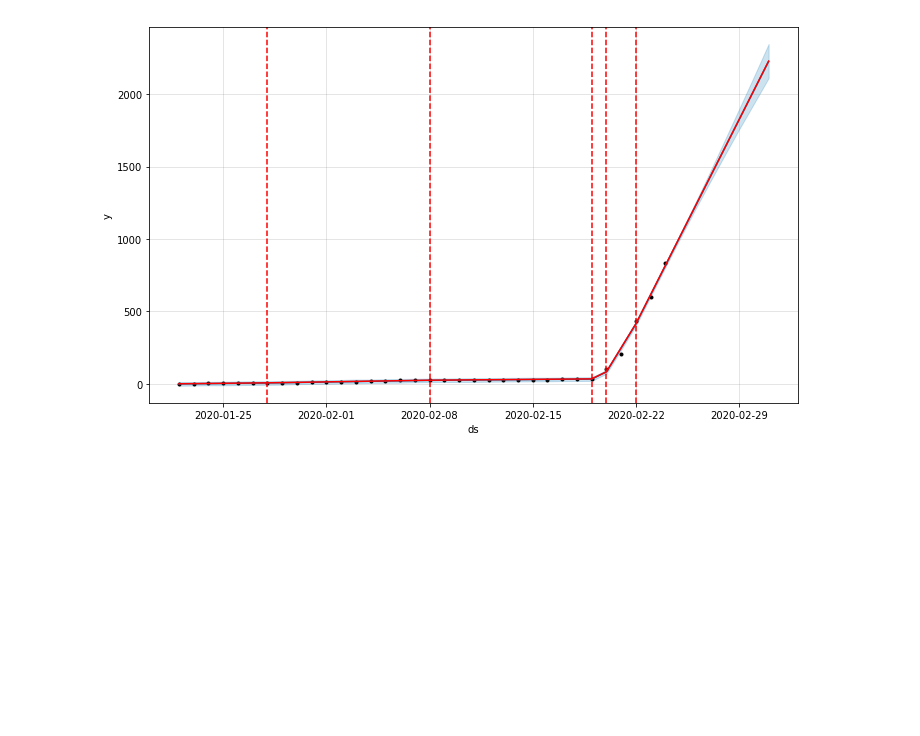
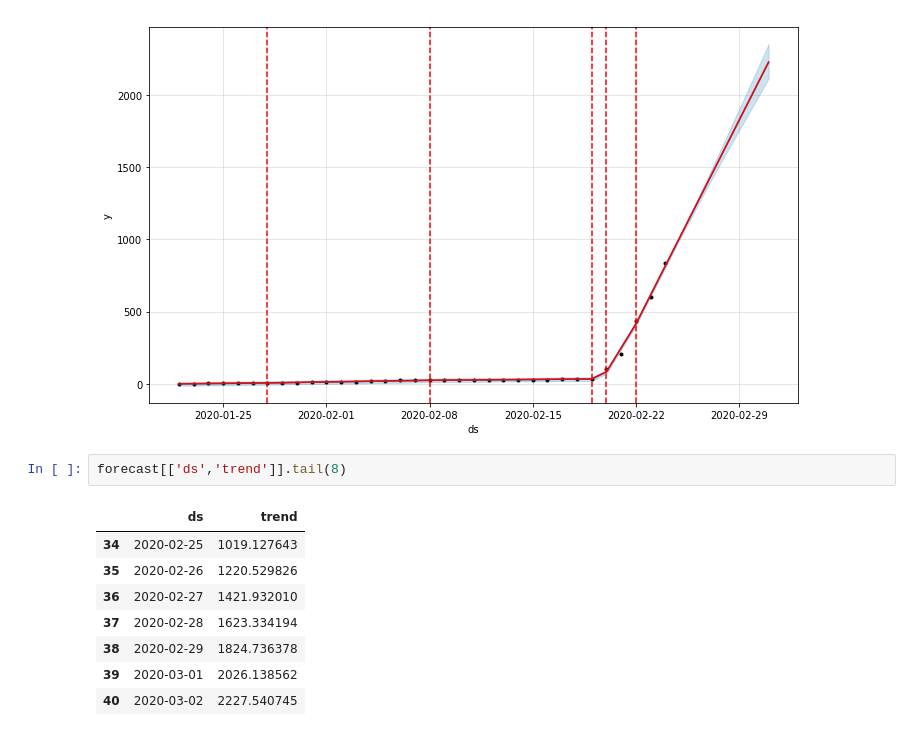
Before and after one commit to roche-MH/Fairytail-project, a Jupyter notebook: 코로나 예측/코로나 02-24.ipynb, the cells around one changed output. Drawn from its saved outputs; the diff is of its cells as text; blank space fills up the shorter version.

```diff
--- a/코로나 예측/코로나 02-24.ipynb
+++ b/코로나 예측/코로나 02-24.ipynb
@@ -153,3 +153,14 @@ fig = m.plot(forecast)
 a = add_changepoints_to_plot(fig.gca(), m, forecast)
 # %% [output]
 [figure]
+# %%
+forecast[['ds','trend']].tail(8)
+# %% [output]
+|  | ds | trend |
+| 34 | 2020-02-25 | 1019.127643 |
+| 35 | 2020-02-26 | 1220.529826 |
+| 36 | 2020-02-27 | 1421.932010 |
+| 37 | 2020-02-28 | 1623.334194 |
+| 38 | 2020-02-29 | 1824.736378 |
+| 39 | 2020-03-01 | 2026.138562 |
+| 40 | 2020-03-02 | 2227.540745 |
```
Also changed, not shown: parts of 2 cells of this notebook.
